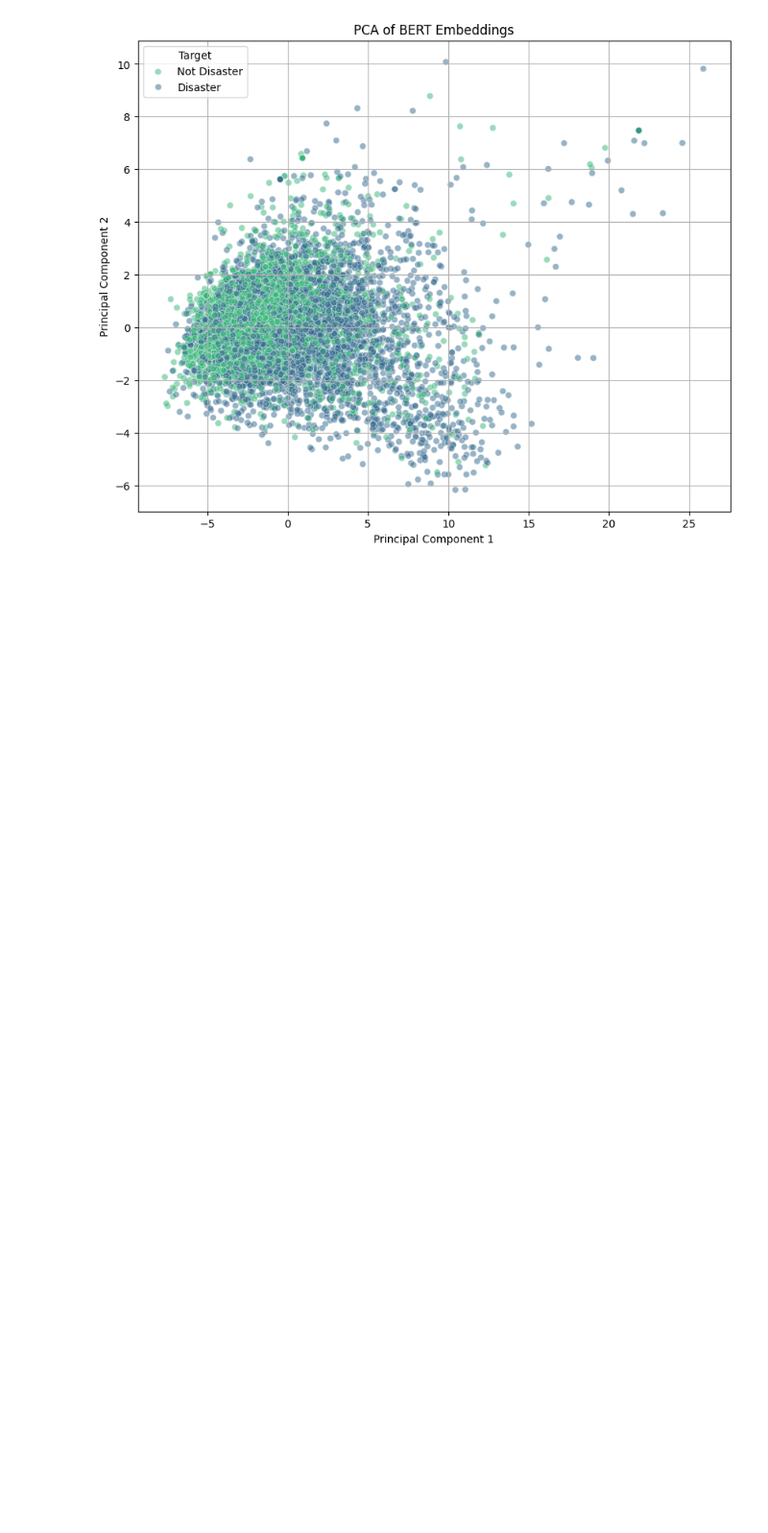
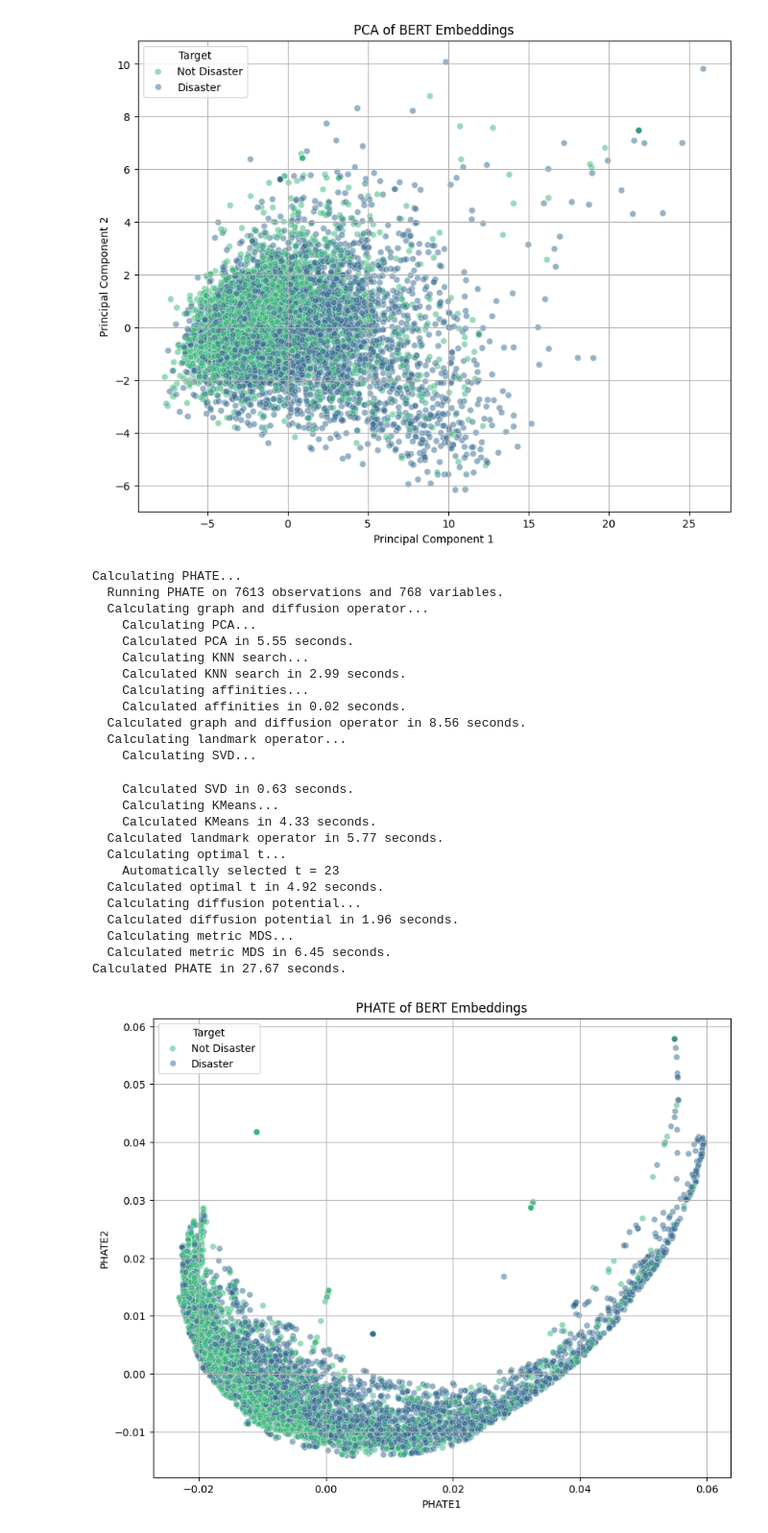
Before and after one commit to Crashprn/MachineLearningFinalProject, a Jupyter notebook: Visualization-testing.ipynb, the cells around one changed output. Shown at 96% size. Cells and saved outputs as stored; diff of their text form; code cells hidden in the pictures; blank space fills up the shorter version.

Commit message:
Umap and PHATE test

```diff
--- a/Visualization-testing.ipynb
+++ b/Visualization-testing.ipynb
@@ -58,3 +58,48 @@ plt.grid(True)
 plt.show()
 # %% [output]
 [figure]
+# %%
+# try phate
+import phate
+import numpy as np
+
+phate_op = phate.PHATE()
+X_phate = phate_op.fit_transform(X)
+
+phate_df = pd.DataFrame(data = X_phate, columns = ['PHATE1', 'PHATE2'])
+phate_df['Target'] = y
+
+plt.figure(figsize=(10, 8))
+sns.scatterplot(x='PHATE1', y='PHATE2', hue='Target', data=phate_df, palette='viridis', alpha=0.5)
+plt.title('PHATE of BERT Embeddings')
+plt.xlabel('PHATE1')
+plt.ylabel('PHATE2')
+plt.legend(title='Target', labels=['Not Disaster', 'Disaster'])
+plt.grid(True)
+plt.show()
+# %% [output]
+Calculating PHATE...
+  Running PHATE on 7613 observations and 768 variables.
+  Calculating graph and diffusion operator...
+    Calculating PCA...
+    Calculated PCA in 5.55 seconds.
+    Calculating KNN search...
+    Calculated KNN search in 2.99 seconds.
+    Calculating affinities...
+    Calculated affinities in 0.02 seconds.
+  Calculated graph and diffusion operator in 8.56 seconds.
+  Calculating landmark operator...
+    Calculating SVD...
+    Calculated SVD in 0.63 seconds.
+    Calculating KMeans...
+    Calculated KMeans in 4.33 seconds.
+  Calculated landmark operator in 5.77 seconds.
+  Calculating optimal t...
+    Automatically selected t = 23
+  Calculated optimal t in 4.92 seconds.
+  Calculating diffusion potential...
+  Calculated diffusion potential in 1.96 seconds.
+  Calculating metric MDS...
+  Calculated metric MDS in 6.45 seconds.
+Calculated PHATE in 27.67 seconds.
+[figure, added]
```
Also changed, not shown: parts of 1 cell of this notebook.
